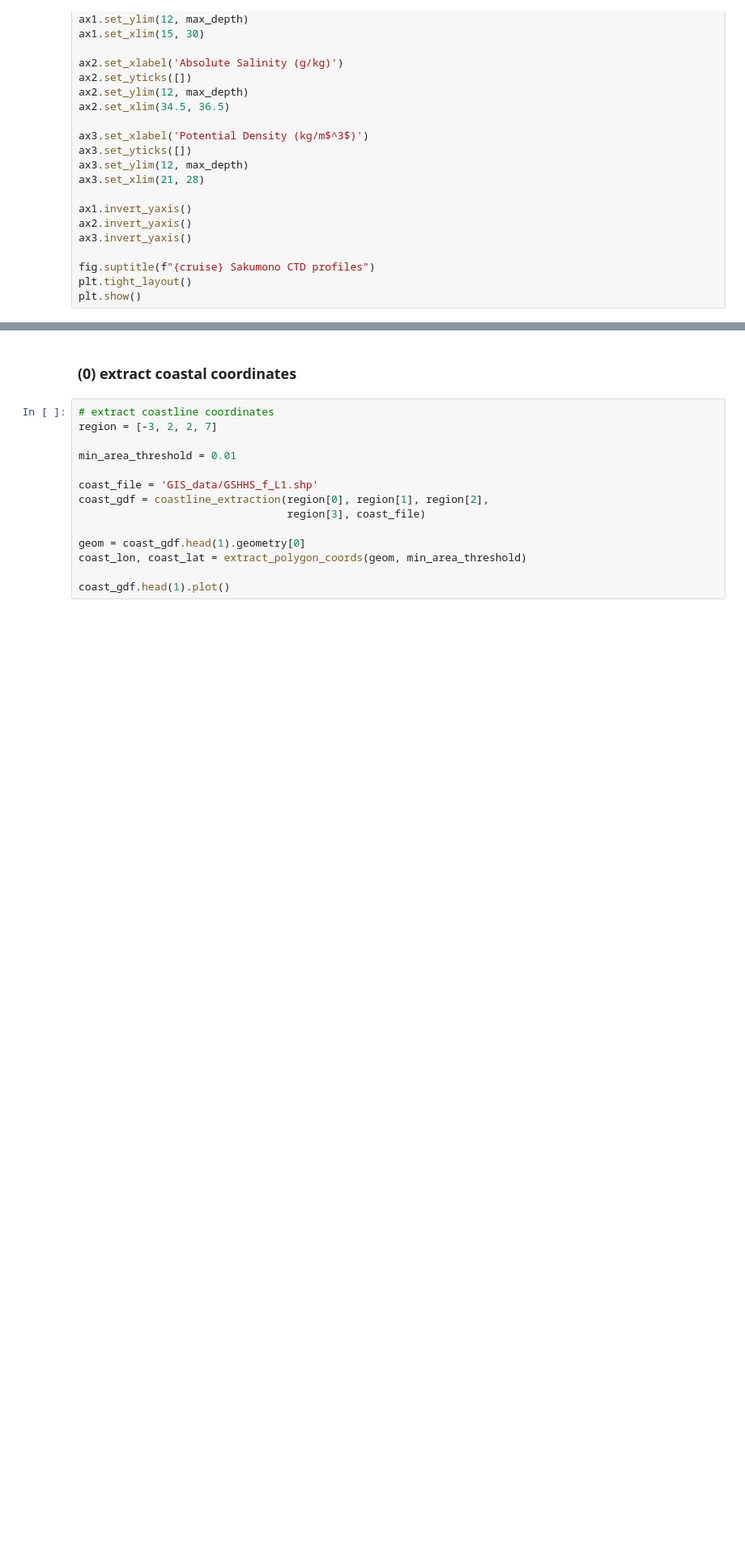
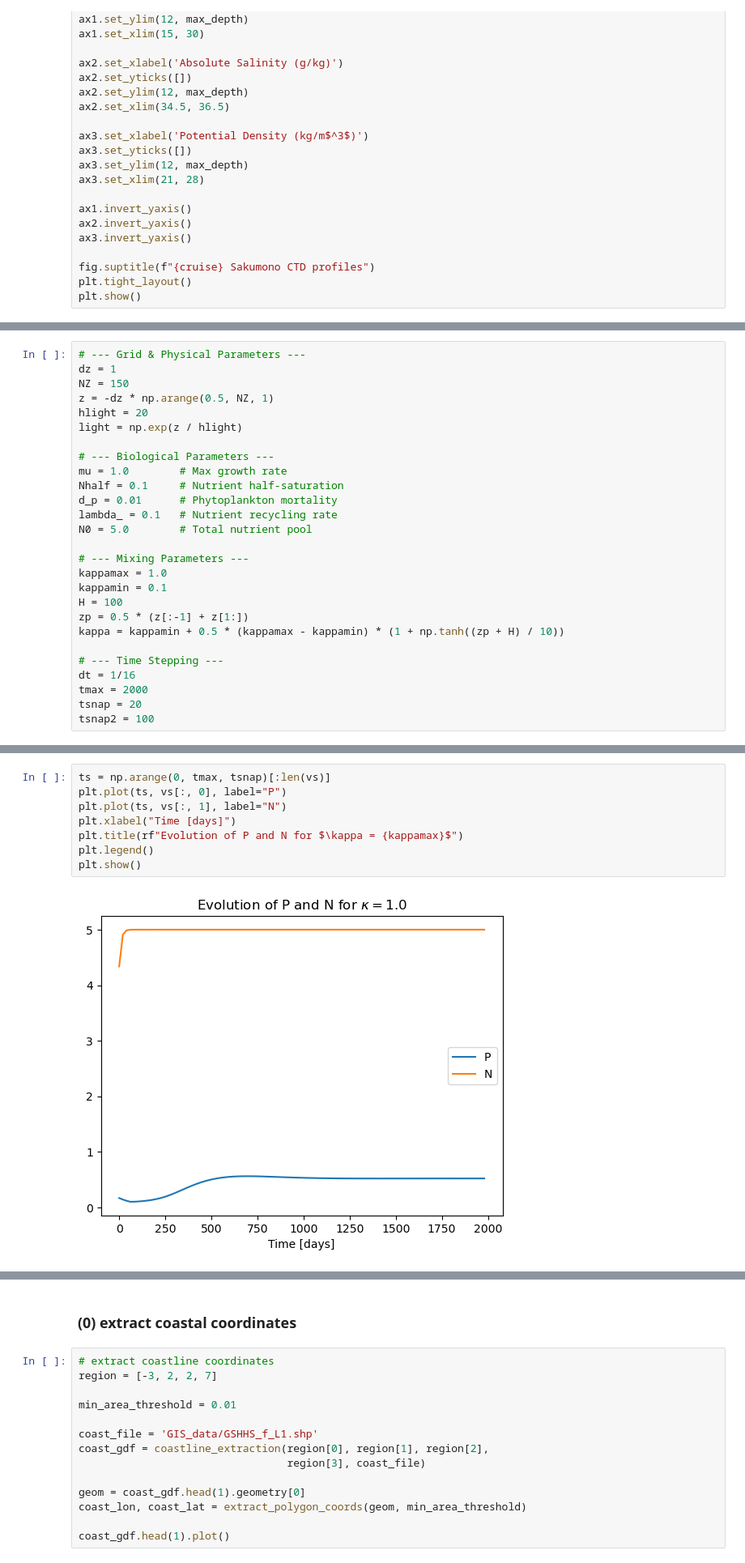
Before and after one commit to jvynn/coessing-2025, a Jupyter notebook: coessing_2025.ipynb, the cells around one changed output, grey strips where cells are left out. Shown at 81% size. Saved outputs shown, nothing was run; the diff lists cells and outputs as text; blank space fills up the shorter version.

```diff
--- a/coessing_2025.ipynb
+++ b/coessing_2025.ipynb
@@ -255,0 +258,27 @@ plt.show()
+# %%
+# --- Grid & Physical Parameters ---
+dz = 1
+NZ = 150
+z = -dz * np.arange(0.5, NZ, 1)
+hlight = 20
+light = np.exp(z / hlight)
+
+# --- Biological Parameters ---
+mu = 1.0        # Max growth rate
+Nhalf = 0.1     # Nutrient half-saturation
+d_p = 0.01      # Phytoplankton mortality
+lambda_ = 0.1   # Nutrient recycling rate
+N0 = 5.0        # Total nutrient pool
+
+# --- Mixing Parameters ---
+kappamax = 1.0
+kappamin = 0.1
+H = 100
+zp = 0.5 * (z[:-1] + z[1:])
+kappa = kappamin + 0.5 * (kappamax - kappamin) * (1 + np.tanh((zp + H) / 10))
+
+# --- Time Stepping ---
+dt = 1/16
+tmax = 2000
+tsnap = 20
+tsnap2 = 100
@@ -255,0 +372,10 @@ plt.show()
+# %%
+ts = np.arange(0, tmax, tsnap)[:len(vs)]
+plt.plot(ts, vs[:, 0], label="P")
+plt.plot(ts, vs[:, 1], label="N")
+plt.xlabel("Time [days]")
+plt.title(rf"Evolution of P and N for $\kappa = {kappamax}$")
+plt.legend()
+plt.show()
+# %% [output]
+[figure, added]
```
Also changed, not shown: parts of 9 cells of this notebook.
